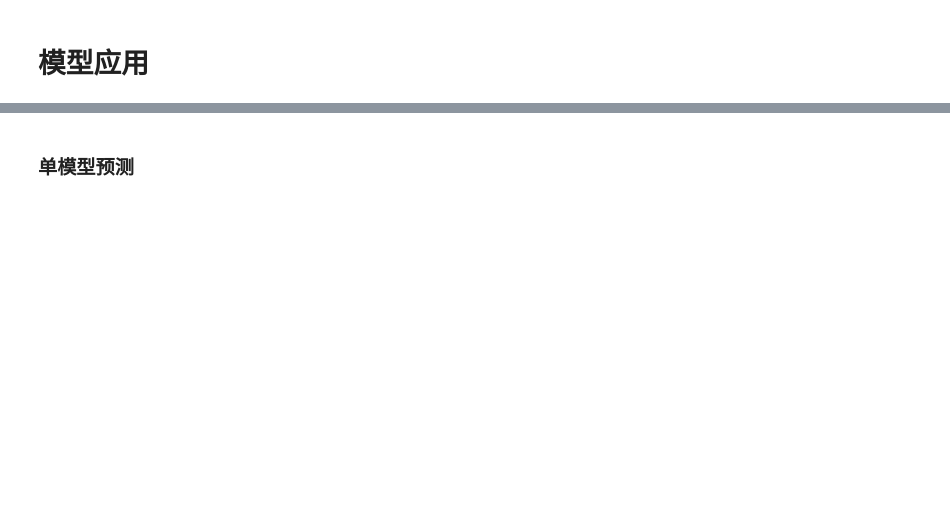
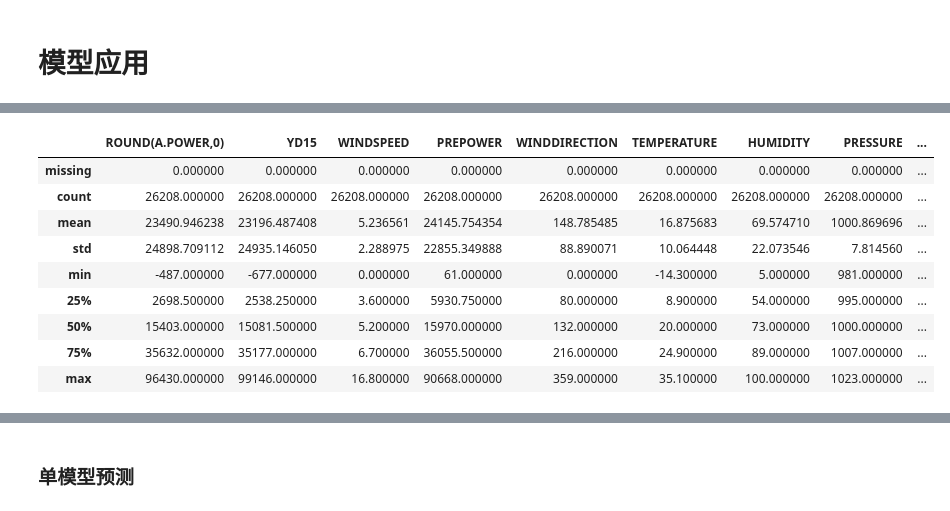
Before and after one commit to tju2050633/KaggleProjects, a Jupyter notebook: code/notebooks/wind-power-benchmark.ipynb, the cells around one changed output, grey strips where cells are left out. Saved outputs shown, nothing was run; the diff lists cells and outputs as text; code cells hidden in the pictures; blank space fills up the shorter version.

```diff
--- a/code/notebooks/wind-power-benchmark.ipynb
+++ b/code/notebooks/wind-power-benchmark.ipynb
@@ -147,16 +235,29 @@ df.info()
 # %%
 # 数据集预处理，指定时间戳、目标值、观测值、频率，填充缺失值
 
 target_cov_dataset = TSDataset.load_from_dataframe(
     df,
     time_col='DATATIME',
     target_cols=['ROUND(A.POWER,0)', 'YD15'],
     observed_cov_cols=['WINDSPEED', 'PREPOWER', 'WINDDIRECTION', 'TEMPERATURE',
        'HUMIDITY', 'PRESSURE', 'ROUND(A.WS,1)'],
     freq='15min',
     fill_missing_dates=True,
     fillna_method = 'pre'
 )
+
+target_cov_dataset.summary()
+# %% [output]
+|  | ROUND(A.POWER,0) | YD15 | WINDSPEED | PREPOWER | WINDDIRECTION | TEMPERATURE | HUMIDITY | PRESSURE | ... |
+| missing | 0.000000 | 0.000000 | 0.000000 | 0.000000 | 0.000000 | 0.000000 | 0.000000 | 0.000000 | ... |
+| count | 26208.000000 | 26208.000000 | 26208.000000 | 26208.000000 | 26208.000000 | 26208.000000 | 26208.000000 | 26208.000000 | ... |
+| mean | 23490.946238 | 23196.487408 | 5.236561 | 24145.754354 | 148.785485 | 16.875683 | 69.574710 | 1000.869696 | ... |
+| std | 24898.709112 | 24935.146050 | 2.288975 | 22855.349888 | 88.890071 | 10.064448 | 22.073546 | 7.814560 | ... |
+| min | -487.000000 | -677.000000 | 0.000000 | 61.000000 | 0.000000 | -14.300000 | 5.000000 | 981.000000 | ... |
+| 25% | 2698.500000 | 2538.250000 | 3.600000 | 5930.750000 | 80.000000 | 8.900000 | 54.000000 | 995.000000 | ... |
+| 50% | 15403.000000 | 15081.500000 | 5.200000 | 15970.000000 | 132.000000 | 20.000000 | 73.000000 | 1000.000000 | ... |
+| 75% | 35632.000000 | 35177.000000 | 6.700000 | 36055.500000 | 216.000000 | 24.900000 | 89.000000 | 1007.000000 | ... |
+| max | 96430.000000 | 99146.000000 | 16.800000 | 90668.000000 | 359.000000 | 35.100000 | 100.000000 | 1023.000000 | ... |
 # %%
 # 随机划分训练集、验证集、测试集，比例为70:9:21
 
```
Also changed, not shown: parts of 24 cells of this notebook, 19 other files.
